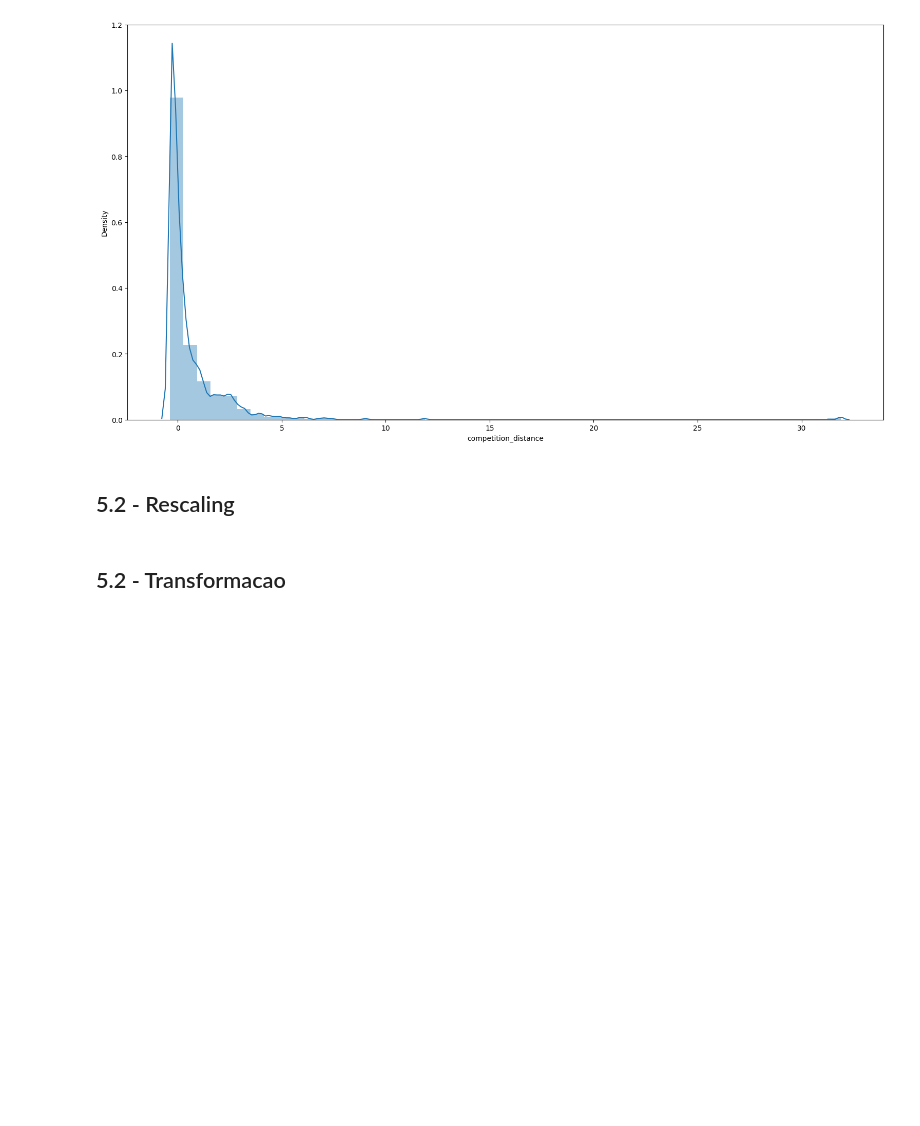
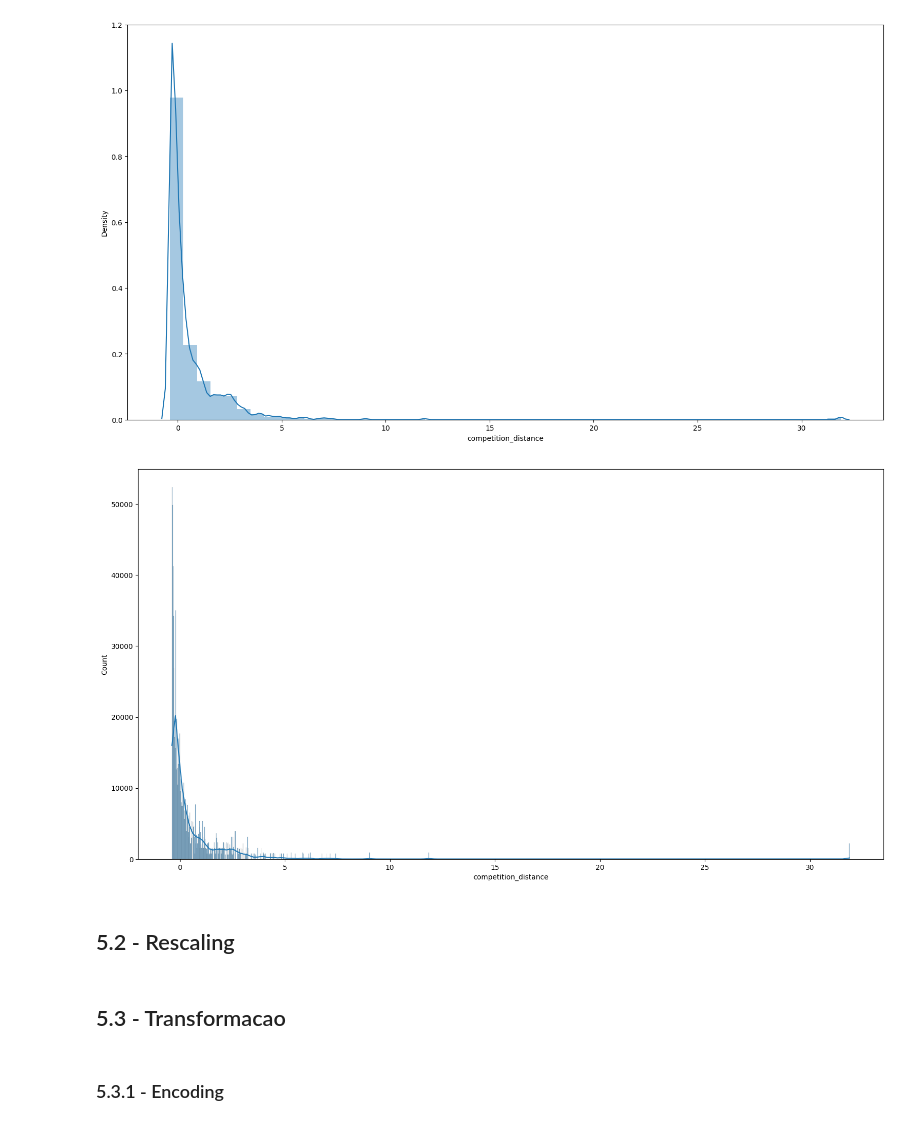
Before and after one commit to jcmazoni/rossmann, a Jupyter notebook: DS_aula1.ipynb, the cells around one changed output. Cells and saved outputs as stored; diff of their text form; code cells hidden in the pictures; blank space fills up the shorter version.

Commit message:
Adicionado Encoding tecnicas

```diff
--- a/DS_aula1.ipynb
+++ b/DS_aula1.ipynb
@@ -1119,6 +1116,12 @@ similar flexibility) or `histplot` (an axes-level function for histograms).
 For a guide to updating your code to use the new functions, please see
 https://gist.github.com/mwaskom/de44147ed2974457ad6372750bbe5751
 [figure]
+# %%
+plt.figure(figsize=(19, 10))
+sns.histplot(df5['competition_distance'], kde=True)  # Use kde=True para adicionar uma estimativa de densidade de kernel (opcional)
+plt.show()
+# %% [output]
+[figure, added]
 # %% [markdown]
 ## 5.2 - Rescaling
 # %%
@@ -1127,4 +1130,6 @@ https://gist.github.com/mwaskom/de44147ed2974457ad6372750bbe5751
 # week of year
 # day of week
 # %% [markdown]
-## 5.2 - Transformacao
+## 5.3 - Transformacao
+# %% [markdown]
+### 5.3.1 - Encoding
```
Also changed, not shown: parts of 10 cells of this notebook.
